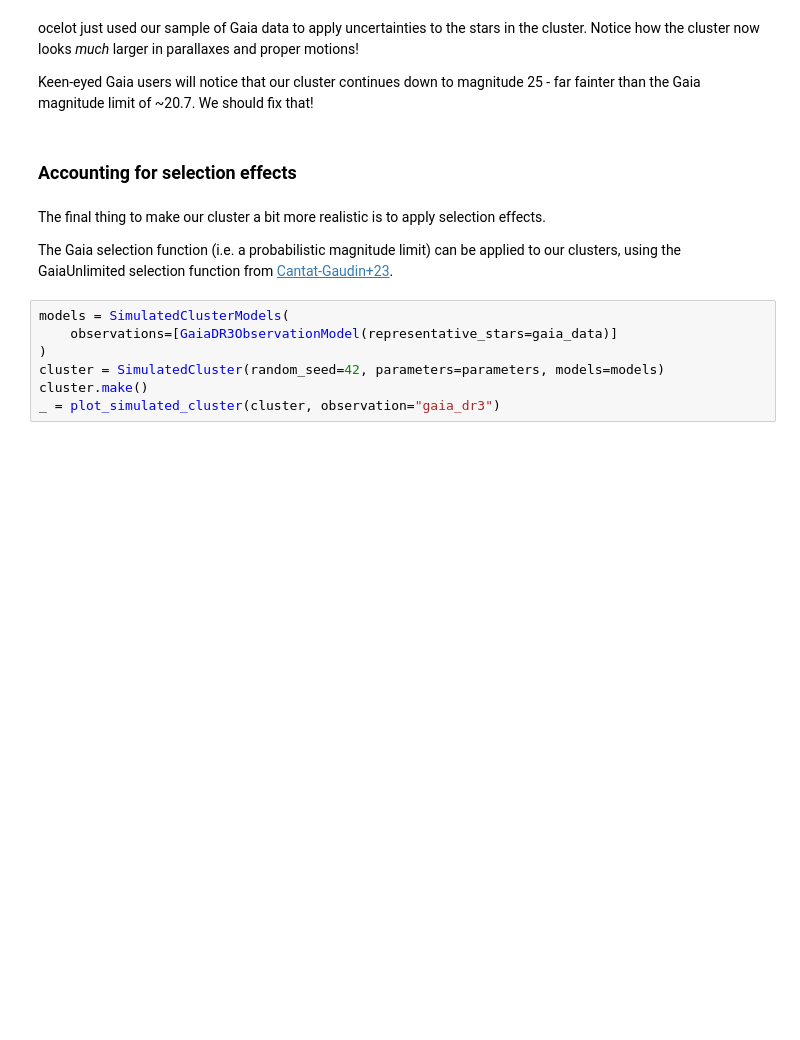
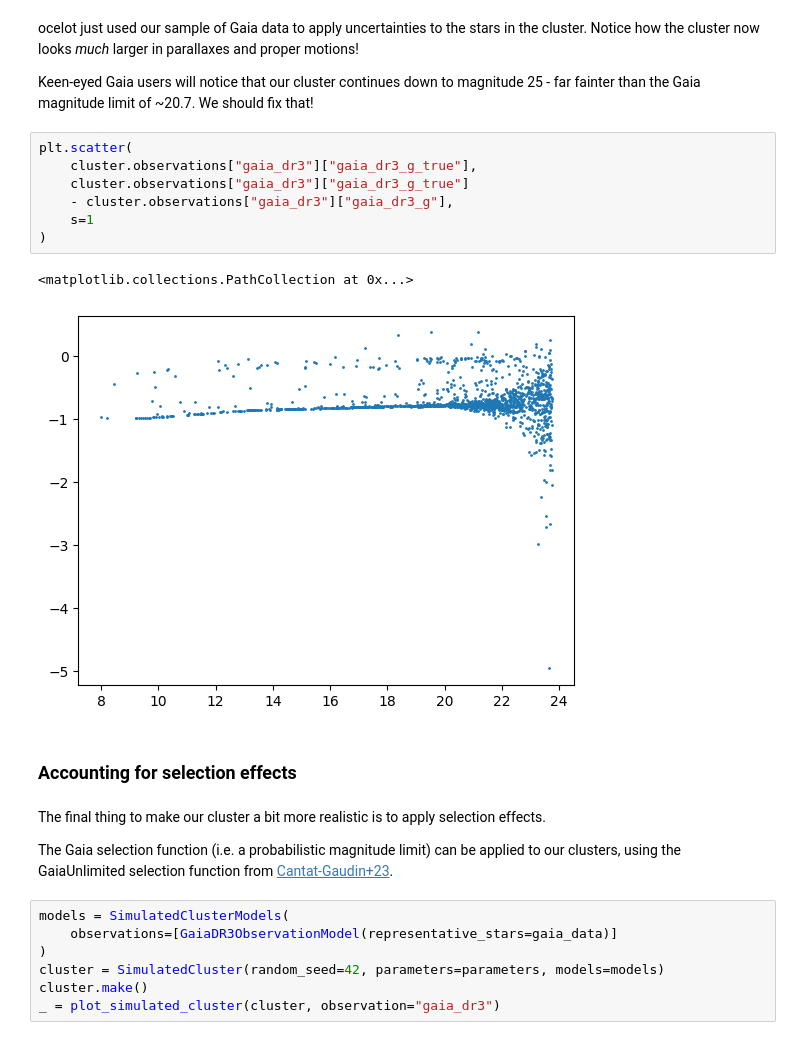
Before and after one commit to emilyhunt/ocelot, a Jupyter notebook: docs/tutorials/simulate_a_cluster.ipynb, the cells around one changed output. Saved outputs shown, nothing was run; the diff lists cells and outputs as text; blank space fills up the shorter version.

Commit message:
Some limited attempts at adding Gaia underestimated magnitudes (not working still)

```diff
--- a/docs/tutorials/simulate_a_cluster.ipynb
+++ b/docs/tutorials/simulate_a_cluster.ipynb
@@ -233,6 +235,16 @@ _ = plot_simulated_cluster(cluster, observation="gaia_dr3")
 ocelot just used our sample of Gaia data to apply uncertainties to the stars in the cluster. Notice how the cluster now looks _much_ larger in parallaxes and proper motions!
 
 Keen-eyed Gaia users will notice that our cluster continues down to magnitude 25 - far fainter than the Gaia magnitude limit of ~20.7. We should fix that!
+# %%
+plt.scatter(
+    cluster.observations["gaia_dr3"]["gaia_dr3_g_true"],
+    cluster.observations["gaia_dr3"]["gaia_dr3_g_true"]
+    - cluster.observations["gaia_dr3"]["gaia_dr3_g"],
+    s=1
+)
+# %% [output]
+<matplotlib.collections.PathCollection at 0x...>
+[figure, added]
 # %% [markdown]
 ### Accounting for selection effects
 # %% [markdown]
```
Also changed, not shown: parts of 3 cells of this notebook, 1 other file.
